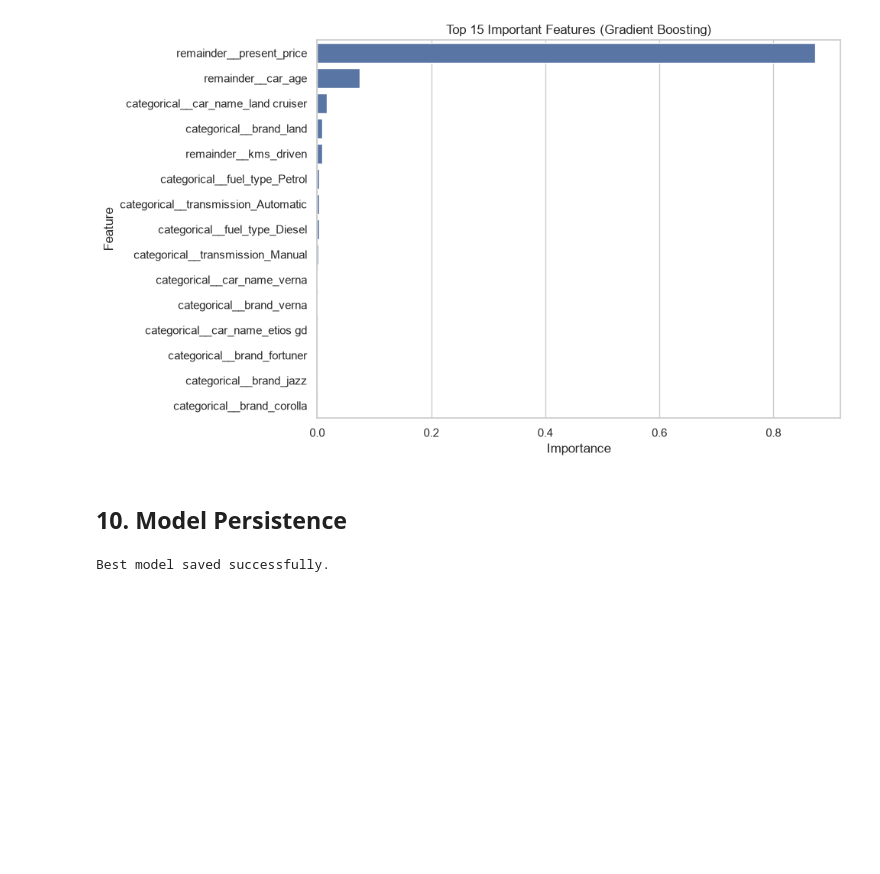
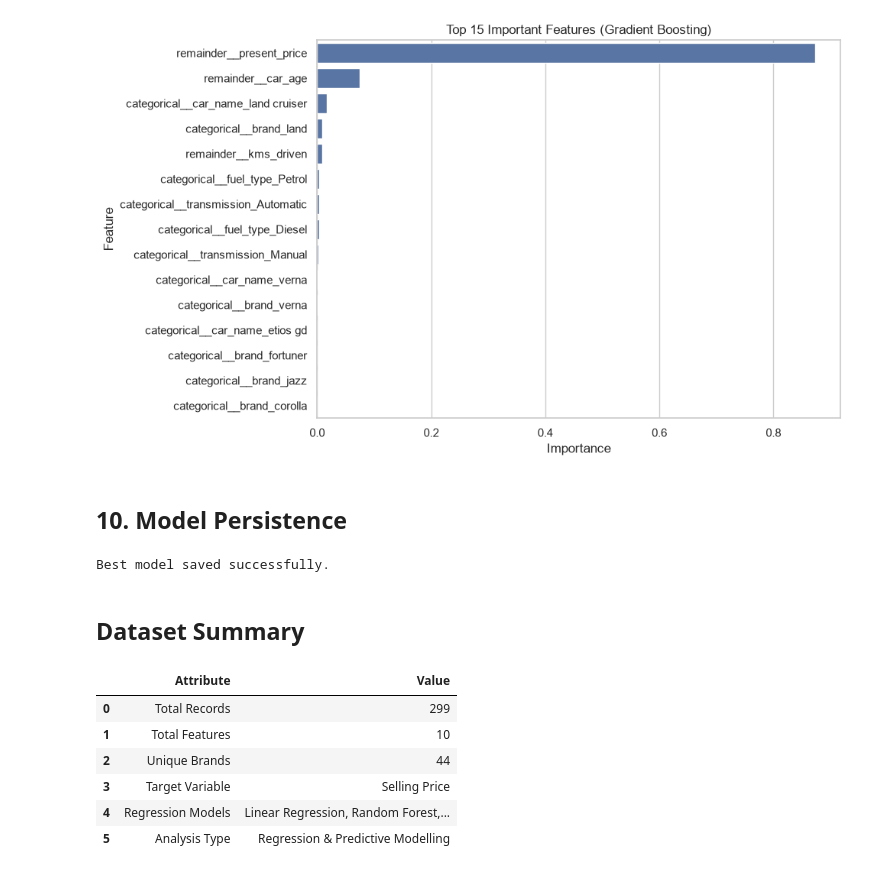
Before and after one commit to Sowravkanth/OIBSIP, a Jupyter notebook: DataScience-Task3-CarPricePrediction/notebooks/Car_Price_Prediction.ipynb, the cells around one changed output. Drawn from its saved outputs; the diff is of its cells as text; code cells hidden in the pictures; blank space fills up the shorter version.

Commit message:
Finalize Task 3: Car Price Prediction with Machine Learning

```diff
--- a/DataScience-Task3-CarPricePrediction/notebooks/Car_Price_Prediction.ipynb
+++ b/DataScience-Task3-CarPricePrediction/notebooks/Car_Price_Prediction.ipynb
@@ -626,3 +626,34 @@ joblib.dump(
 print("Best model saved successfully.")
 # %% [output]
 Best model saved successfully.
+# %% [markdown]
+## Dataset Summary
+# %%
+summary = pd.DataFrame({
+    "Attribute": [
+        "Total Records",
+        "Total Features",
+        "Unique Brands",
+        "Target Variable",
+        "Regression Models",
+        "Analysis Type"
+    ],
+    "Value": [
+        df.shape[0],
+        df.shape[1],
+        df["brand"].nunique(),
+        "Selling Price",
+        "Linear Regression, Random Forest, Gradient Boosting",
+        "Regression & Predictive Modelling"
+    ]
+})
+
+display(summary)
+# %% [output]
+|  | Attribute | Value |
+| 0 | Total Records | 299 |
+| 1 | Total Features | 10 |
+| 2 | Unique Brands | 44 |
+| 3 | Target Variable | Selling Price |
+| 4 | Regression Models | Linear Regression, Random Forest,... |
+| 5 | Analysis Type | Regression & Predictive Modelling |
```
Also changed, not shown: parts of 1 cell of this notebook, 1 other file.
